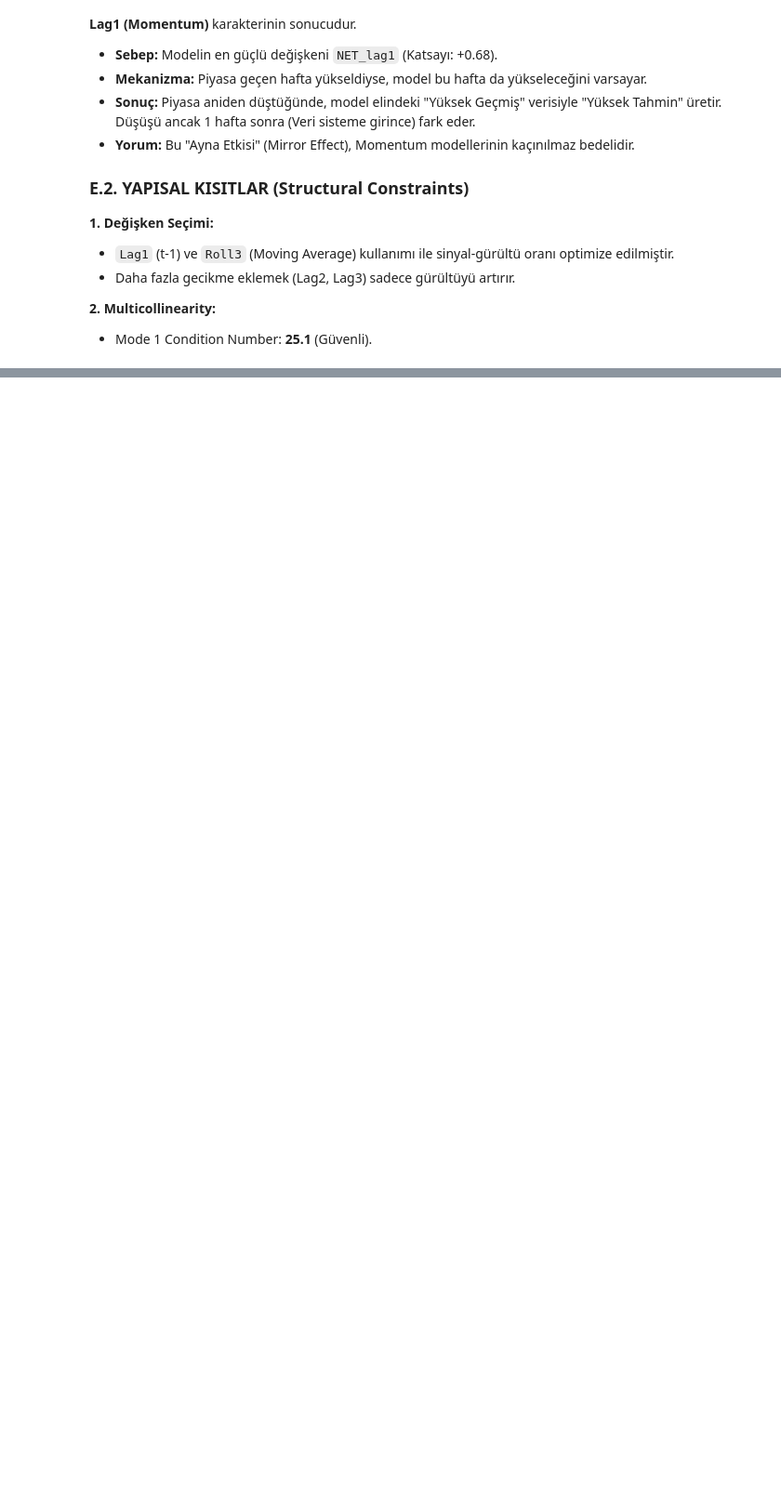
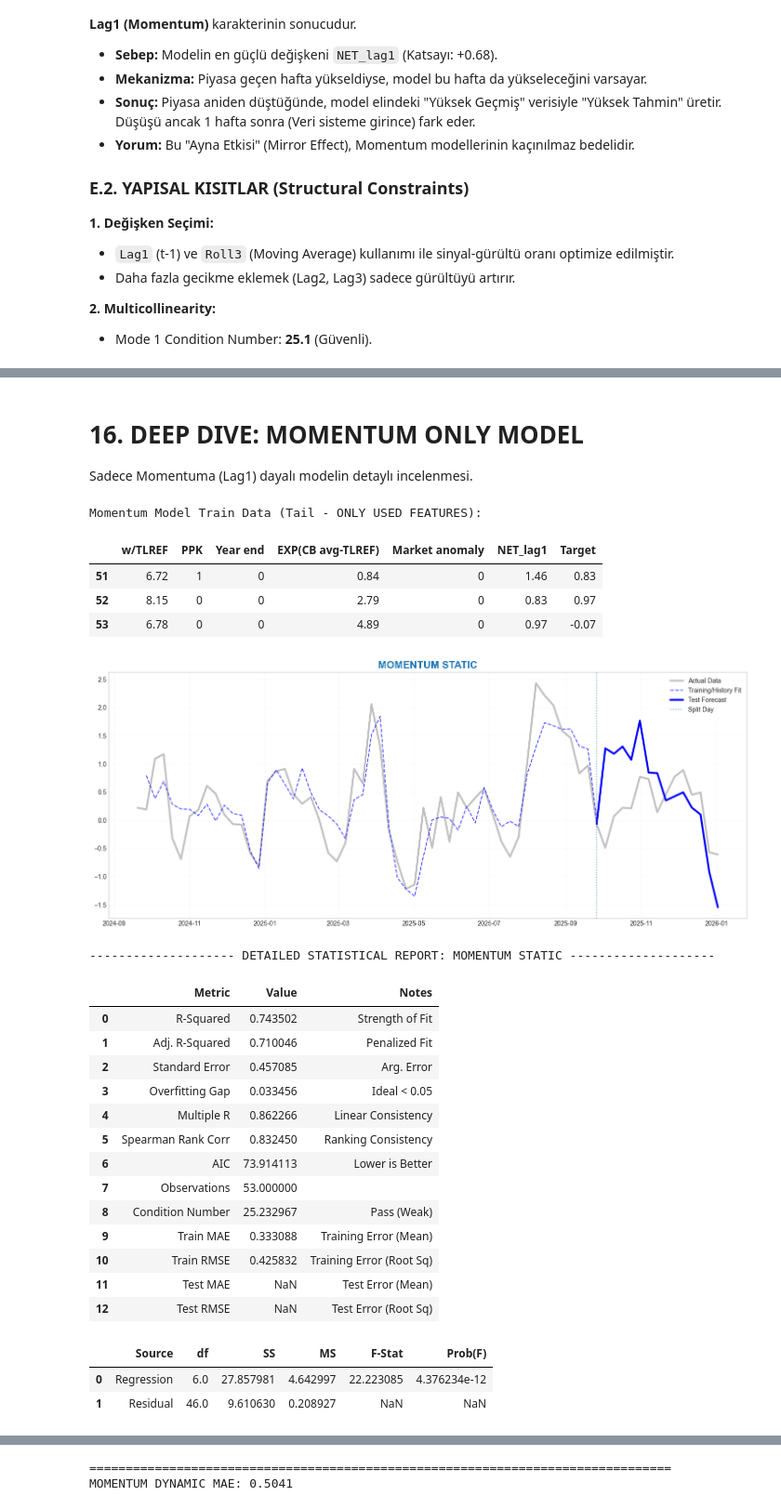
Before and after one commit to canmergen/Use-a-Pre-trained-Image-Classifier-to-Identify-Dog-Breeds, a Jupyter notebook: Executive_Presentation_Model_MODE1.ipynb, the cells around one changed output, grey strips where cells are left out. Shown at 93% size. Cells and saved outputs as stored; diff of their text form; code cells hidden in the pictures; blank space fills up the shorter version.

```diff
--- a/Executive_Presentation_Model_MODE1.ipynb
+++ b/Executive_Presentation_Model_MODE1.ipynb
@@ -1162,0 +1105,73 @@ SONUÇ: Gönül rahatlığıyla "Updated Base Model (Dynamic)" şampiyonumuzdur
+# %% [markdown]
+# 16. DEEP DIVE: MOMENTUM ONLY MODEL
+Sadece Momentuma (Lag1) dayalı modelin detaylı incelenmesi.
+# %%
+
+# 1. SETUP DATA (Static Momentum)
+mom_features = base_features + ['NET_lag1']
+train_data_mom = df.iloc[:split_idx].dropna(subset=['Target'] + mom_features)
+test_data_mom = df.iloc[split_idx:].dropna(subset=['Target'] + mom_features)
+
+print("Momentum Model Train Data (Tail - ONLY USED FEATURES):")
+# Explicitly selecting only relevant features for display to avoid confusion
+display(train_data_mom[mom_features + ['Target']].tail(3))
+
+# 2. RUN STATIC
+model_mom_static = sm.OLS(train_data_mom['Target'], sm.add_constant(train_data_mom[mom_features])).fit()
+pred_train_mom = model_mom_static.predict(sm.add_constant(train_data_mom[mom_features]))
+pred_test_mom = model_mom_static.predict(sm.add_constant(test_data_mom[mom_features], has_constant='add'))
+
+# Score
+idx_common = pred_test_mom.index.intersection(df.index)
+mae_mom_static, rmse_mom_static = get_metrics(df.loc[idx_common, 'NET'], pred_test_mom[idx_common])
+plot_integrated(df, pred_train_mom, pred_test_mom, 'MOMENTUM STATIC', 'fig_mom1.png', test_start_date, 'blue')
+
+print_detailed_stats(model_mom_static, "MOMENTUM STATIC", None, None) # DataFrame arg irrelevant for print, passing None
+
+# 3. RUN DYNAMIC (Metric Collection)
+results_mom_dyn = []
+metrics_mom = {'r2': [], 'adj_r2': [], 'aic': [], 'cond_no': [], 'mse_resid': []}
+
+for current_idx in test_indices:
+    train_data = df.iloc[:current_idx].dropna(subset=['Target'] + mom_features)
+    model = sm.OLS(train_data['Target'], sm.add_constant(train_data[mom_features])).fit()
+    metrics_mom['r2'].append(model.rsquared)
+    metrics_mom['adj_r2'].append(model.rsquared_adj)
+    metrics_mom['aic'].append(model.aic)
+    metrics_mom['cond_no'].append(model.condition_number)
+    metrics_mom['mse_resid'].append(model.mse_resid)
+
+    pred = model.predict(sm.add_constant(df.loc[[current_idx], mom_features], has_constant='add')).values[0]
+    results_mom_dyn.append(pred)
+
+pred_mom_dyn = pd.Series(results_mom_dyn, index=test_indices)
+idx_common = pred_mom_dyn.index.intersection(df.index)
+mae_mom_dyn, rmse_mom_dyn = get_metrics(df.loc[idx_common, 'NET'], pred_mom_dyn[idx_common])
+print(f"MOMENTUM DYNAMIC MAE: {mae_mom_dyn:.4f}")
+
+plot_integrated(df, pred_train_mom, pred_mom_dyn, 'MOMENTUM DYNAMIC', 'fig_mom2.png', test_start_date, 'blue')
+# %% [output]
+Momentum Model Train Data (Tail - ONLY USED FEATURES):
+|  | w/TLREF | PPK | Year end | EXP(CB avg-TLREF) | Market anomaly | NET_lag1 | Target |
+| 51 | 6.72 | 1 | 0 | 0.84 | 0 | 1.46 | 0.83 |
+| 52 | 8.15 | 0 | 0 | 2.79 | 0 | 0.83 | 0.97 |
+| 53 | 6.78 | 0 | 0 | 4.89 | 0 | 0.97 | -0.07 |
+[figure, added]
+-------------------- DETAILED STATISTICAL REPORT: MOMENTUM STATIC --------------------
+|  | Metric | Value | Notes |
+| 0 | R-Squared | 0.743502 | Strength of Fit |
+| 1 | Adj. R-Squared | 0.710046 | Penalized Fit |
+| 2 | Standard Error | 0.457085 | Arg. Error |
+| 3 | Overfitting Gap | 0.033456 | Ideal < 0.05 |
+| 4 | Multiple R | 0.862266 | Linear Consistency |
+| 5 | Spearman Rank Corr | 0.832450 | Ranking Consistency |
+| 6 | AIC | 73.914113 | Lower is Better |
+| 7 | Observations | 53.000000 |  |
+| 8 | Condition Number | 25.232967 | Pass (Weak) |
+| 9 | Train MAE | 0.333088 | Training Error (Mean) |
+| 10 | Train RMSE | 0.425832 | Training Error (Root Sq) |
+| 11 | Test MAE | NaN | Test Error (Mean) |
+| 12 | Test RMSE | NaN | Test Error (Root Sq) |
+|  | Source | df | SS | MS | F-Stat | Prob(F) |
+| 0 | Regression | 6.0 | 27.857981 | 4.642997 | 22.223085 | 4.376234e-12 |
+| 1 | Residual | 46.0 | 9.610630 | 0.208927 | NaN | NaN |
@@ -1162,0 +1186,2 @@ SONUÇ: Gönül rahatlığıyla "Updated Base Model (Dynamic)" şampiyonumuzdur
+================================================================================
+MOMENTUM DYNAMIC MAE: 0.5041
```
Also changed, not shown: parts of 11 cells of this notebook.
